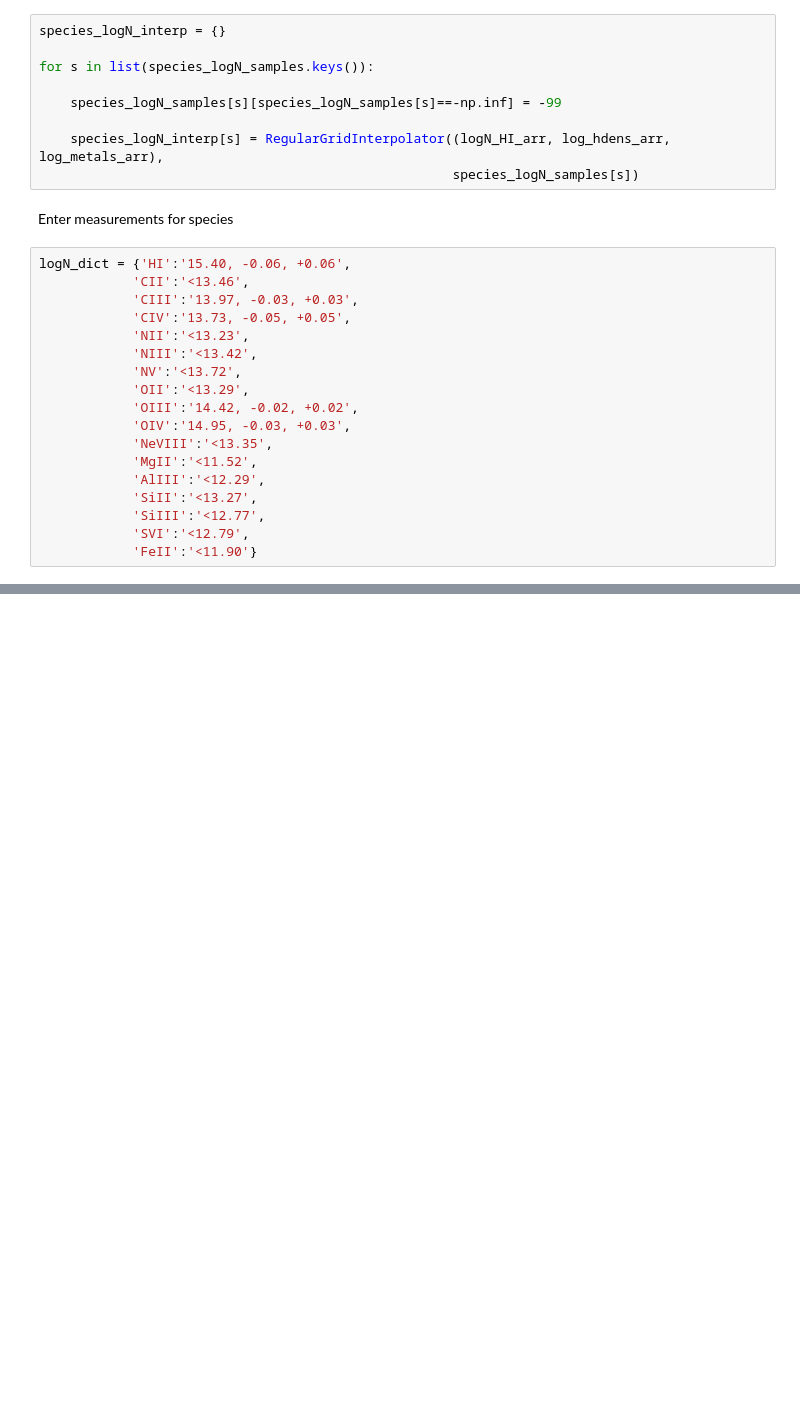
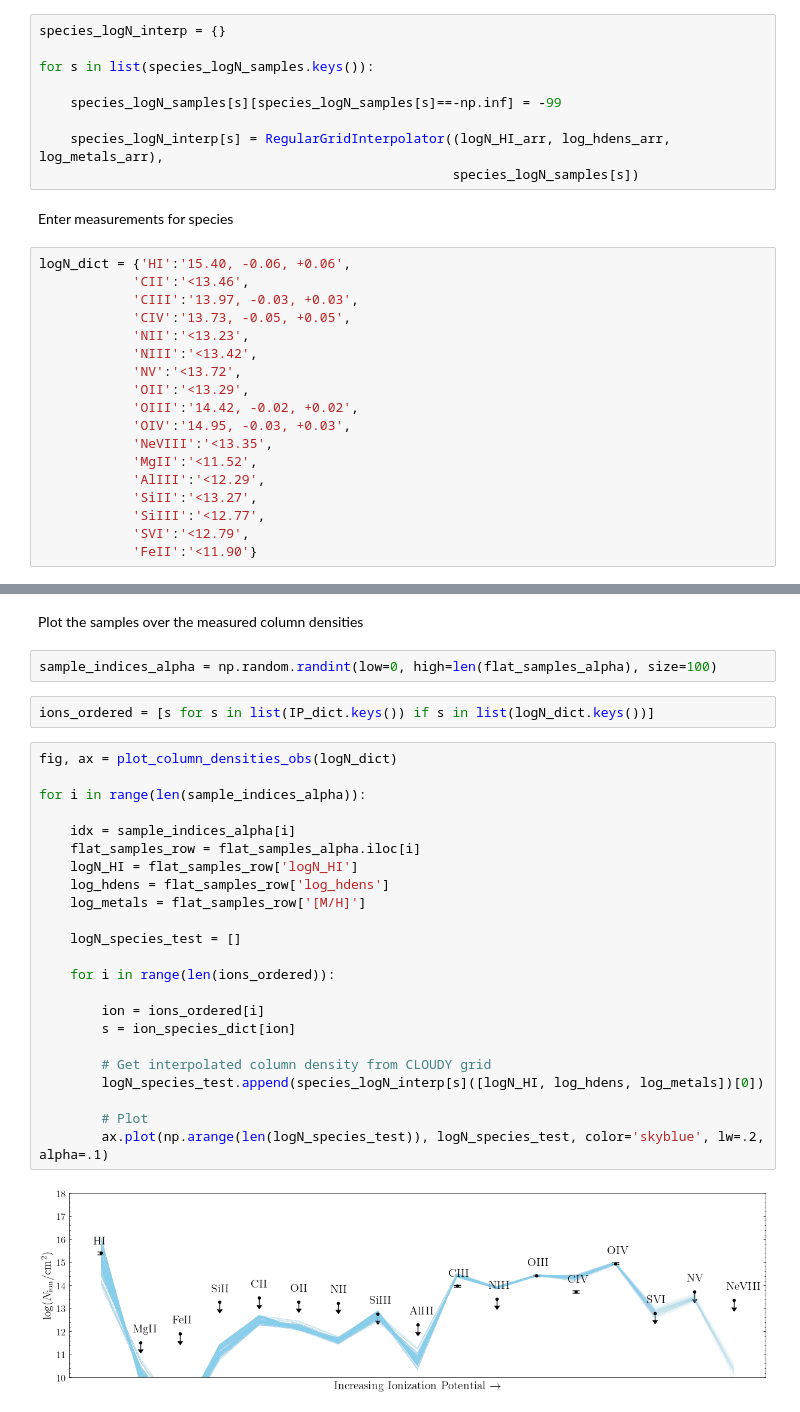
Before and after one commit to suyashk12/cgm_science, a Jupyter notebook: cloudy_fitting/z=0.67_cloudy_lib_test.ipynb, the cells around one changed output, grey strips where cells are left out. Saved outputs shown, nothing was run; the diff lists cells and outputs as text; blank space fills up the shorter version.

Commit message:
CLOUDY library testing

```diff
--- a/cloudy_fitting/z=0.67_cloudy_lib_test.ipynb
+++ b/cloudy_fitting/z=0.67_cloudy_lib_test.ipynb
@@ -101,0 +177,31 @@ ax.plot(np.arange(len(logN_species_test)), logN_species_test)
+# %% [markdown]
+Plot the samples over the measured column densities
+# %%
+sample_indices_alpha = np.random.randint(low=0, high=len(flat_samples_alpha), size=100)
+# %%
+ions_ordered = [s for s in list(IP_dict.keys()) if s in list(logN_dict.keys())]
+# %%
+fig, ax = plot_column_densities_obs(logN_dict)
+
+for i in range(len(sample_indices_alpha)):
+
+    idx = sample_indices_alpha[i]
+    flat_samples_row = flat_samples_alpha.iloc[i]
+    logN_HI = flat_samples_row['logN_HI']
+    log_hdens = flat_samples_row['log_hdens']
+    log_metals = flat_samples_row['[M/H]']
+
+    logN_species_test = []
+
+    for i in range(len(ions_ordered)):
+
+        ion = ions_ordered[i]
+        s = ion_species_dict[ion]
+
+        # Get interpolated column density from CLOUDY grid
+        logN_species_test.append(species_logN_interp[s]([logN_HI, log_hdens, log_metals])[0])
+
+        # Plot
+        ax.plot(np.arange(len(logN_species_test)), logN_species_test, color='skyblue', lw=.2, alpha=.1)
+# %% [output]
+[figure, added]
```
Also changed, not shown: parts of 22 cells of this notebook, 2 other files.
